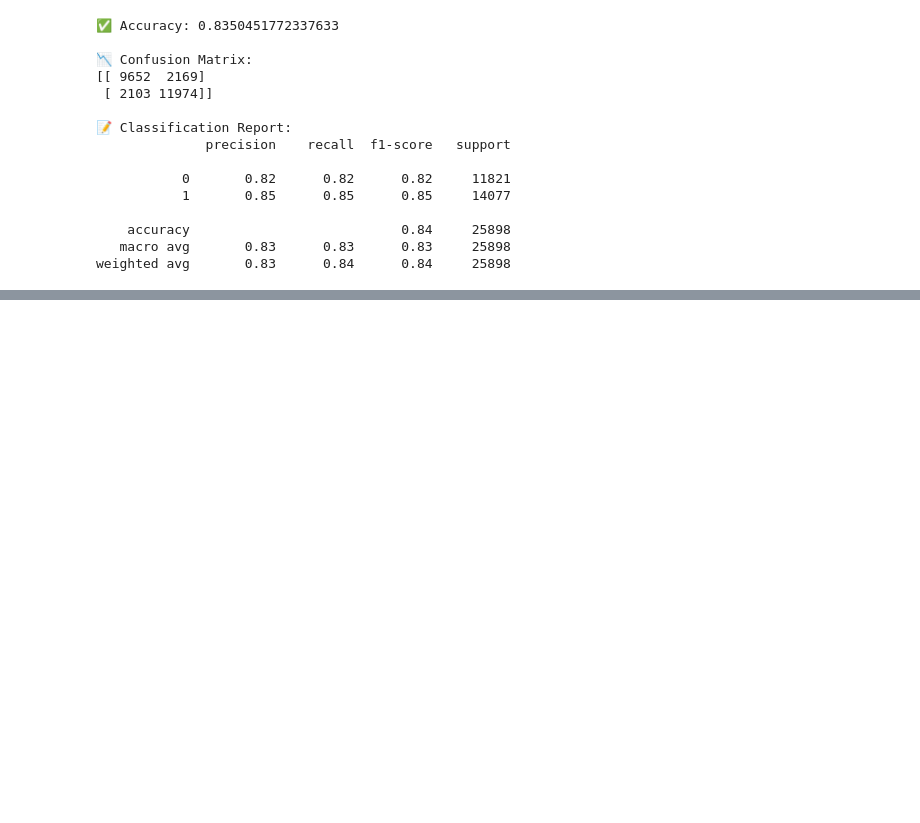
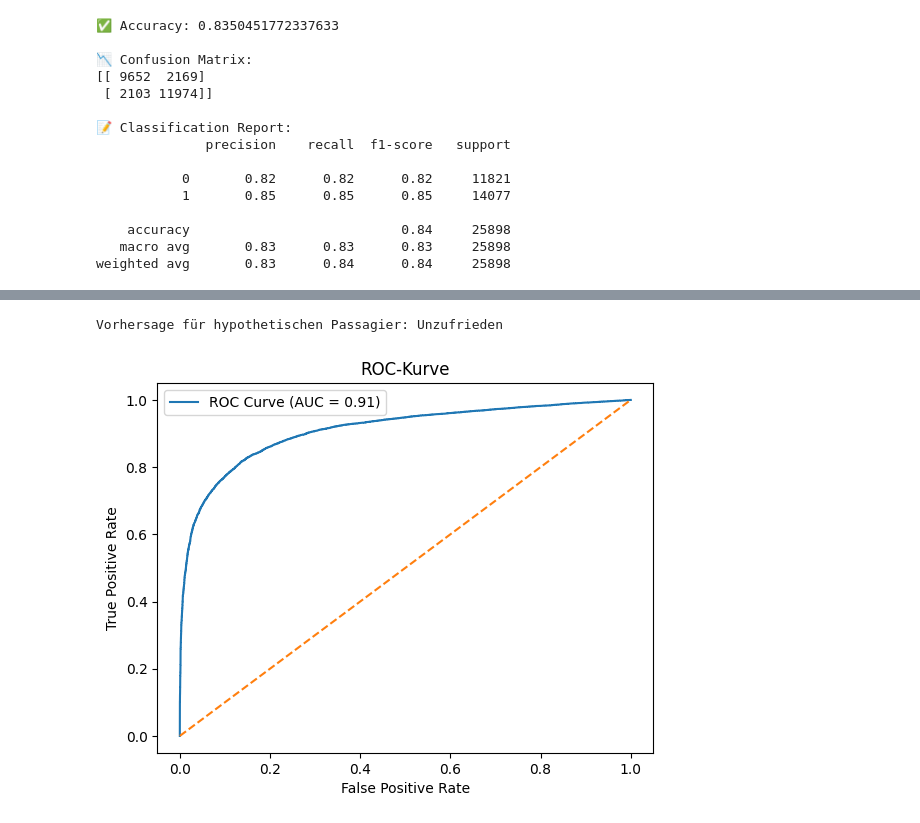
Before and after one commit to DivinitasMaxima/BINA-REPO, a Jupyter notebook: data/customer_satisfaction_analysis.ipynb, the cells around one changed output, grey strips where cells are left out. Cells and saved outputs as stored; diff of their text form; code cells hidden in the pictures; blank space fills up the shorter version.

```diff
--- a/data/customer_satisfaction_analysis.ipynb
+++ b/data/customer_satisfaction_analysis.ipynb
@@ -107,0 +130,41 @@ weighted avg       0.83      0.84      0.84     25898
+# %%
+neuer_passagier = pd.DataFrame({
+    'Gender': ['Male'],
+    'Customer Type': ['Loyal Customer'],
+    'Age': [45],
+    'Type of Travel': ['Business travel'],
+    'Class': ['Business'],
+    'Flight Distance': [750],
+    'Inflight wifi service': [4],
+    'Departure Delay in Minutes': [0],
+    'Arrival Delay in Minutes': [5],
+    # ... alle anderen Features hier ergänzen ...
+})
+
+# Umwandeln wie Trainingsdaten
+neuer_passagier_encoded = pd.get_dummies(neuer_passagier)
+# Fehlende Spalten auffüllen (die im Modell vorhanden waren)
+neuer_passagier_encoded = neuer_passagier_encoded.reindex(columns=X.columns, fill_value=0)
+
+# Vorhersage
+vorhersage = model.predict(neuer_passagier_encoded)
+print("Vorhersage für hypothetischen Passagier:", "Zufrieden" if vorhersage[0] == 1 else "Unzufrieden")
+# %% [output]
+Vorhersage für hypothetischen Passagier: Unzufrieden
+# %%
+from sklearn.metrics import roc_curve, auc
+
+y_prob = model.predict_proba(X_test)[:,1]
+fpr, tpr, thresholds = roc_curve(y_test, y_prob)
+roc_auc = auc(fpr, tpr)
+
+plt.figure()
+plt.plot(fpr, tpr, label=f"ROC Curve (AUC = {roc_auc:.2f})")
+plt.plot([0, 1], [0, 1], linestyle='--')
+plt.xlabel("False Positive Rate")
+plt.ylabel("True Positive Rate")
+plt.title("ROC-Kurve")
+plt.legend()
+plt.show()
+# %% [output]
+[figure, added]
```
Also changed, not shown: parts of 3 cells of this notebook.
